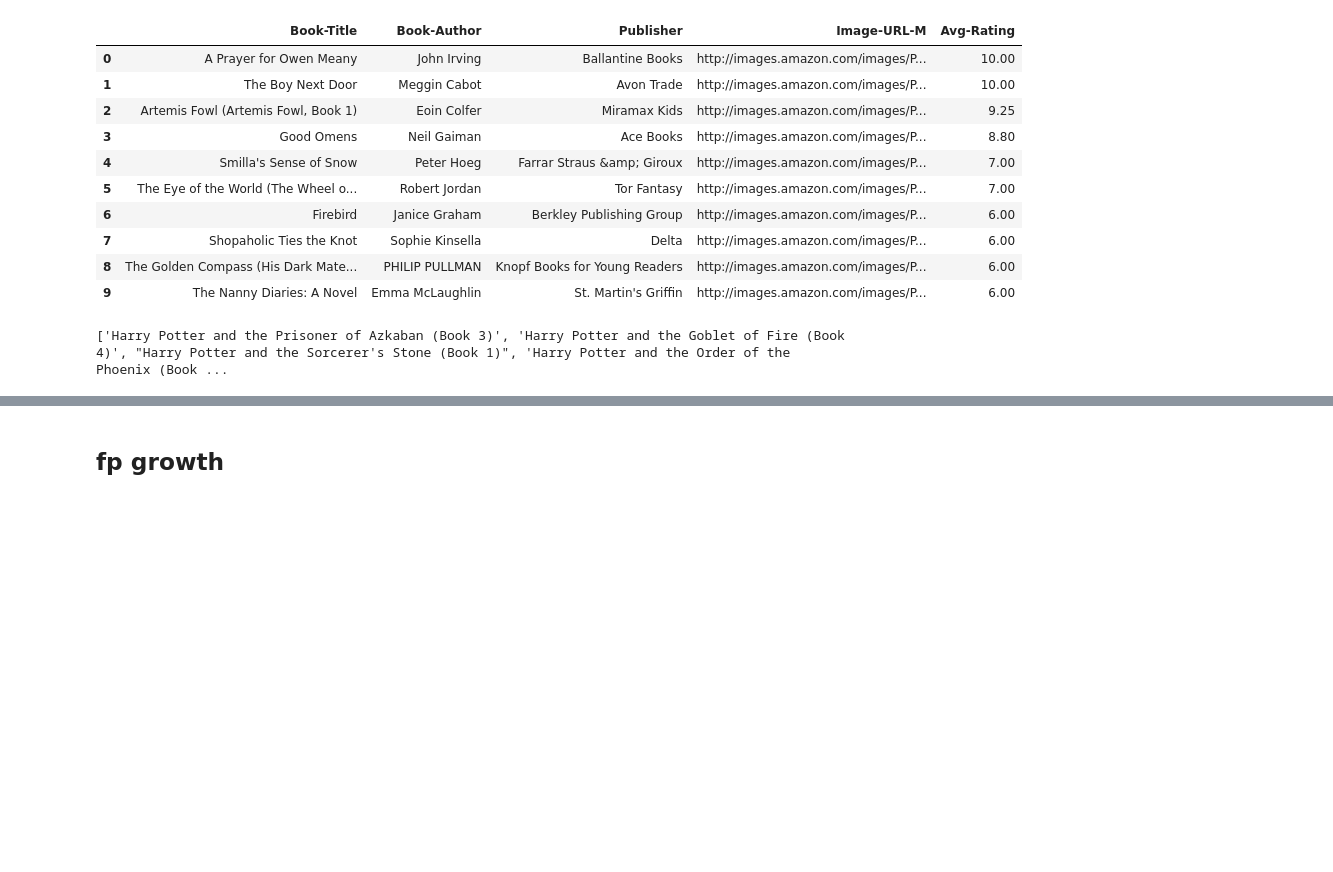
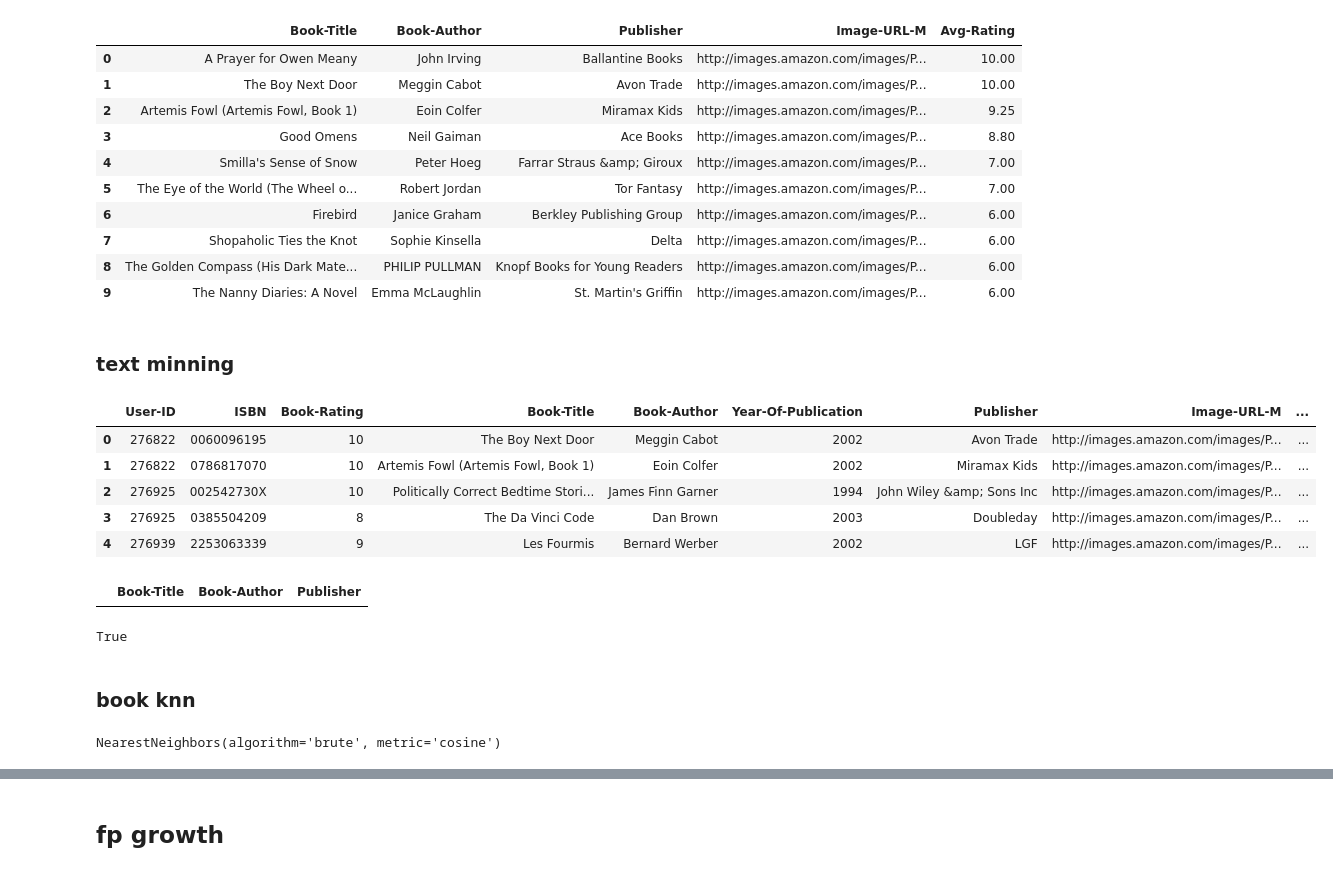
Before and after one commit to jyoti344/E-commerce_recommendation_system, a Jupyter notebook: Ecommoerce.ipynb, the cells around one changed output, grey strips where cells are left out. Saved outputs shown, nothing was run; the diff lists cells and outputs as text; code cells hidden in the pictures; blank space fills up the shorter version.

Commit message:
adding text mining in ipynb

```diff
--- a/Ecommoerce.ipynb
+++ b/Ecommoerce.ipynb
@@ -483,8 +453,2 @@ def model_book_recomend(similar_book_ids,n_recommendation = 5):
-# %%
-book_ids = model_book_recomend(book_indices1,n_recommendation=8)
-titles=[]
-for i in book_ids:
-    titles.append(get_id_index(cat_data=book_cat,type='book_title',value=i))
-print(titles)
-# %% [output]
-['Harry Potter and the Prisoner of Azkaban (Book 3)', 'Harry Potter and the Goblet of Fire (Book 4)', "Harry Potter and the Sorcerer's Stone (Book 1)", 'Harry Potter and the Order of the Phoenix (Book ...
+# %% [markdown]
+### text minning
@@ -490,0 +466,9 @@ print(titles)
+# %%
+retings_with_books.head()
+# %% [output]
+|  | User-ID | ISBN | Book-Rating | Book-Title | Book-Author | Year-Of-Publication | Publisher | Image-URL-M | ... |
+| 0 | 276822 | 0060096195 | 10 | The Boy Next Door | Meggin Cabot | 2002 | Avon Trade | http://images.amazon.com/images/P... | ... |
+| 1 | 276822 | 0786817070 | 10 | Artemis Fowl (Artemis Fowl, Book 1) | Eoin Colfer | 2002 | Miramax Kids | http://images.amazon.com/images/P... | ... |
+| 2 | 276925 | 002542730X | 10 | Politically Correct Bedtime Stori... | James Finn Garner | 1994 | John Wiley &amp; Sons Inc | http://images.amazon.com/images/P... | ... |
+| 3 | 276925 | 0385504209 | 8 | The Da Vinci Code | Dan Brown | 2003 | Doubleday | http://images.amazon.com/images/P... | ... |
+| 4 | 276939 | 2253063339 | 9 | Les Fourmis | Bernard Werber | 2002 | LGF | http://images.amazon.com/images/P... | ... |
@@ -490,0 +496,15 @@ print(titles)
+# %%
+abc
+# %% [output]
+|  | Book-Title | Book-Author | Publisher |
+# %%
+"The Boy Next Door" in retings_with_books['Book-Title'].values
+# %% [output]
+True
+# %% [markdown]
+### book knn
+# %%
+book_knn_model = NearestNeighbors(metric='cosine', algorithm='brute')
+book_knn_model.fit(book_sparse)
+# %% [output]
+NearestNeighbors(algorithm='brute', metric='cosine')
```
Also changed, not shown: parts of 33 cells of this notebook, 16 other files.
